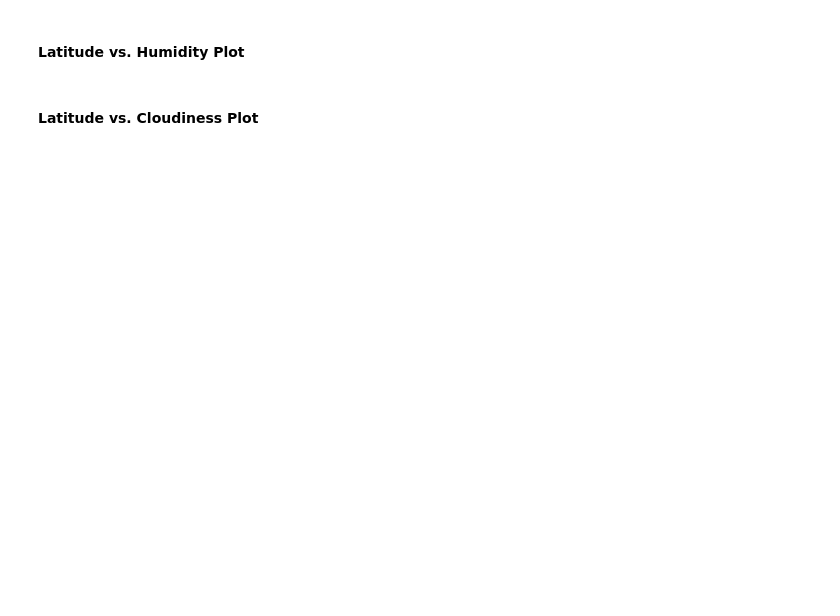
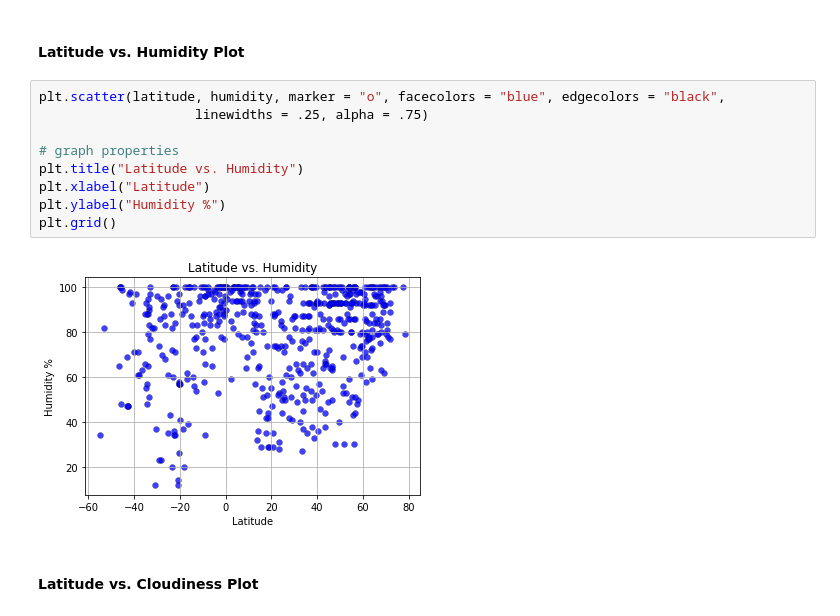
Before and after one commit to AsajjV/WeatherPy, a Jupyter notebook: WeatherPy.ipynb, the cells around one changed output. Drawn from its saved outputs; the diff is of its cells as text; blank space fills up the shorter version.

```diff
--- a/WeatherPy.ipynb
+++ b/WeatherPy.ipynb
@@ -167,4 +175,15 @@ weather_df
 # %% [markdown]
 #### Latitude vs. Humidity Plot
+# %%
+plt.scatter(latitude, humidity, marker = "o", facecolors = "blue", edgecolors = "black",
+                    linewidths = .25, alpha = .75)
+
+# graph properties
+plt.title("Latitude vs. Humidity")
+plt.xlabel("Latitude")
+plt.ylabel("Humidity %")
+plt.grid()
+# %% [output]
+[figure, added]
 # %% [markdown]
 #### Latitude vs. Cloudiness Plot
```
Also changed, not shown: parts of 12 cells of this notebook, 1 other file.
